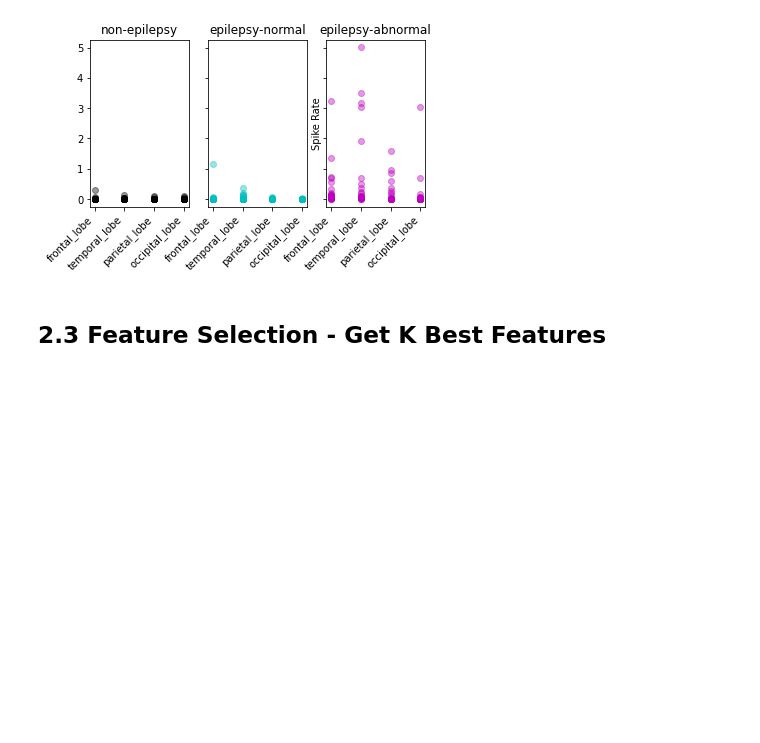
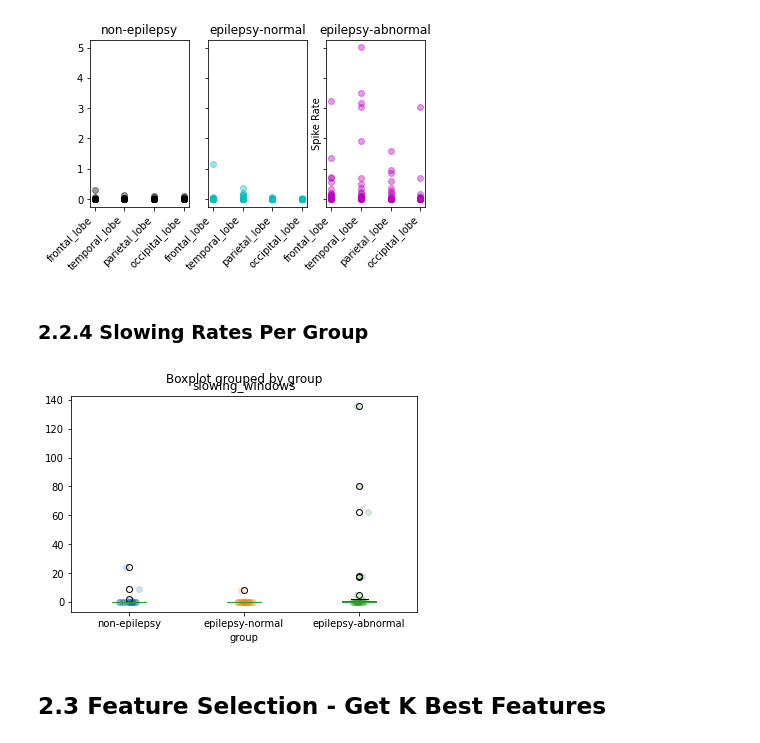
Before and after one commit to ncsl/episcalp, a Jupyter notebook: notebooks/research_and_dev/abnormal_regression/classify_abnormal_eeg_total.ipynb, the cells around one changed output. Cells and saved outputs as stored; diff of their text form; code cells hidden in the pictures; blank space fills up the shorter version.

```diff
--- a/notebooks/research_and_dev/abnormal_regression/classify_abnormal_eeg_total.ipynb
+++ b/notebooks/research_and_dev/abnormal_regression/classify_abnormal_eeg_total.ipynb
@@ -97,9 +120,16 @@ for subject in subjects:
 # %%
 # Iterate over desired features, appending a column to our formatted X each time
 formatted_X = np.zeros((nsubs, nfeats), np.float64)
-for idx, (feature, extra_param) in enumerate(zip(include_feature_groups, extra_params)):
+fInd = 0;
+for idx, (feature, extra_param) in enumerate(zip(include_feature_groups['spikes'], extra_params)):
     unformatted_X, y, groups, subject_ids = generate_spike_feature(subject_spike_map, feature, include_subject_groups, extra_param)
     formatted_X[:, idx] = unformatted_X
+    fInd = idx;
+# %%
+for idx, feature in enumerate(include_feature_groups['slowing']):
+    fInd += 1;
+    unformatted_X, y, groups, subject_ids = generate_slowing_features(subject_slowing_map, feature, include_subject_groups)
+    formatted_X[:, fInd] = unformatted_X
 # %% [markdown]
 ### 2.1.1 Remove Outliers
 We are defining outliers to be subjects in the epilepsy-abnormal group that had 0 detected spikes
@@ -244,6 +269,33 @@ plt.ylabel('Spike Rate')
 plt.show()
 # %% [output]
 [figure]
+# %% [markdown]
+### 2.2.4 Slowing Rates Per Group
+# %%
+# Total Slowing windows
+total_slowing_windows_idx = total_features.index('total_outlier_windows')
+total_slowing_rates = [x[total_slowing_windows_idx] for x in formatted_X]
+slowing_df = pd.DataFrame()
+slowing_df['slowing_windows'] = total_slowing_rates
+slowing_df['group'] = groups
+
+group_names = list(include_subject_groups.keys())
+xticks = [i+1 for i, g in enumerate(group_names)]
+
+fig, ax = plt.subplots()
+bp = slowing_df.boxplot(column='slowing_windows', by='group', grid=False, ax=ax)
+for gdx, g in enumerate(group_names):
+    slowing_rates_group = [sr for idx, sr in enumerate(total_slowing_rates) if groups[idx] == gdx]
+    x = np.random.normal(gdx+1, 0.04, size=len(slowing_rates_group))
+    plt.scatter(x, slowing_rates_group, alpha=0.2, label=g)
+
+ax.set_xticks(xticks)
+ax.set_xticklabels(group_names)
+
+
+plt.show()
+# %% [output]
+[figure, added]
 # %% [markdown]
 ## 2.3 Feature Selection - Get K Best Features
 # %%
```
Also changed, not shown: parts of 13 cells of this notebook, 5 other files.
